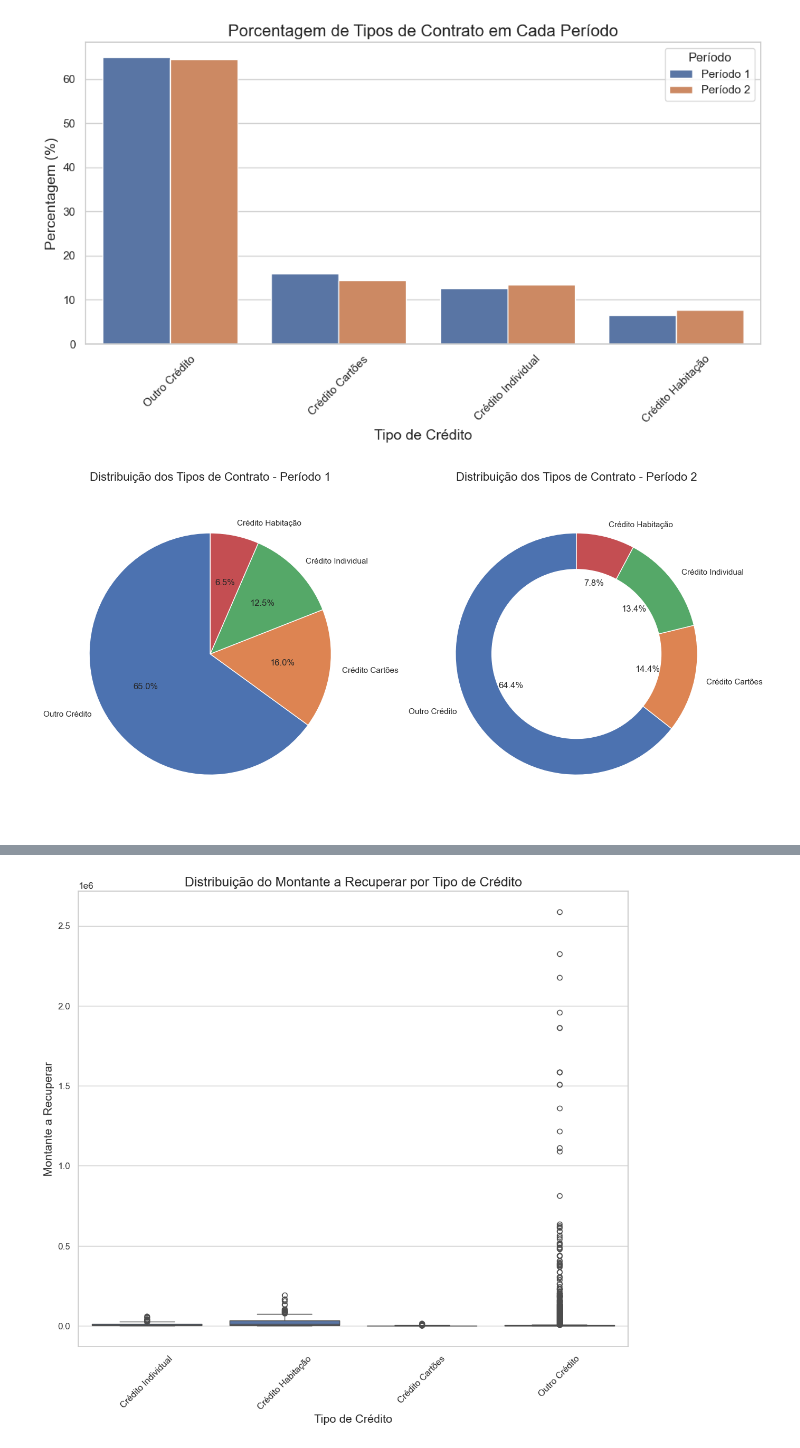
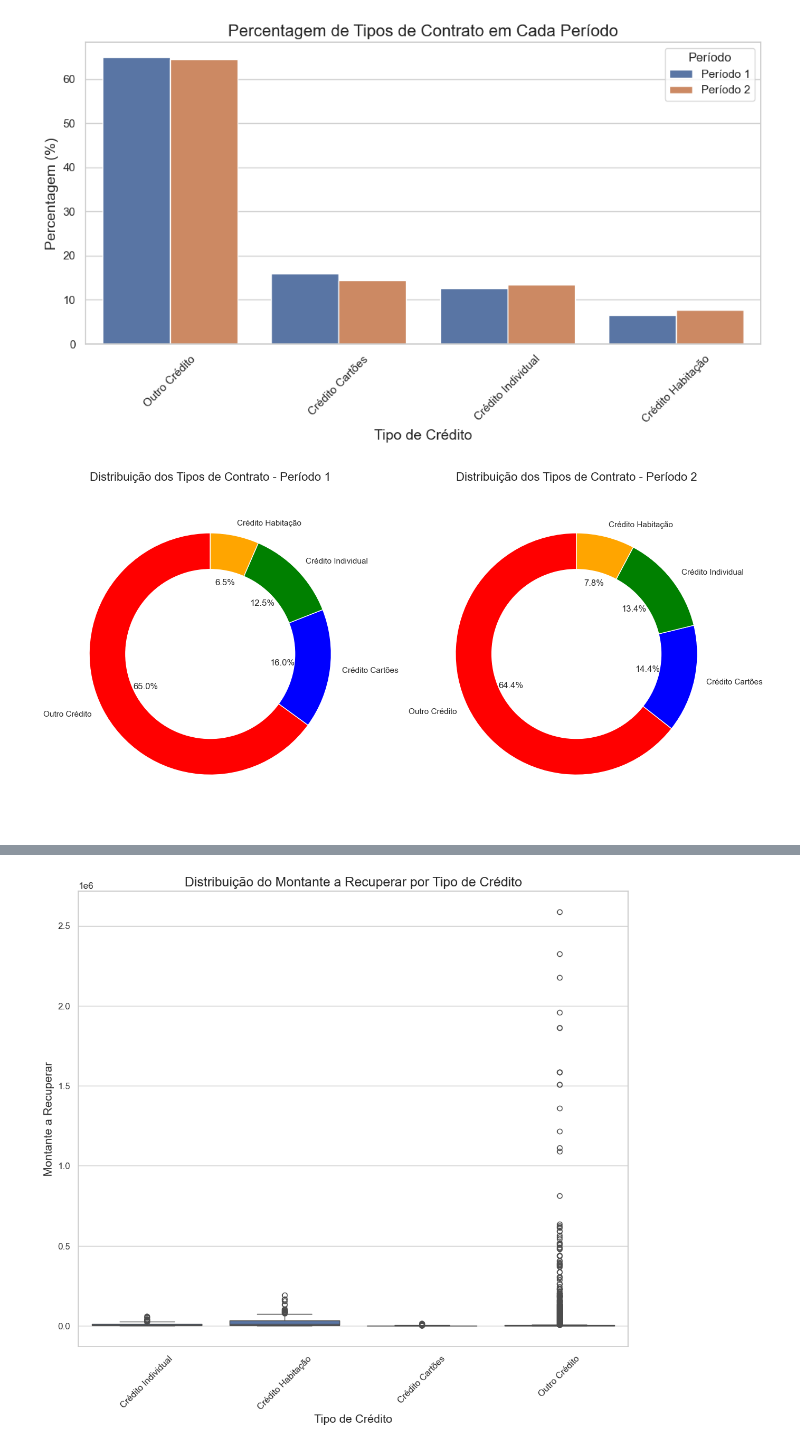
Before and after one commit to bruna-barbosa/analise-recuperacao-credito, a Jupyter notebook: analise.ipynb, the cells around one changed output, grey strips where cells are left out. Drawn from its saved outputs; the diff is of its cells as text; code cells hidden in the pictures.

```diff
--- a/analise.ipynb
+++ b/analise.ipynb
@@ -263,28 +263,45 @@ plt.show()
 # %% [output]
 [figure]
 # %%
-# Criar uma figura com 2 subgráficos (um para cada período)
+import matplotlib.pyplot as plt
+
+# Definir cores específicas para cada tipo de contrato
+cores = ['red', 'blue', 'green', 'orange']  # Cores correspondentes aos tipos de contrato na ordem desejada
+
+# Criar a figura com 2 subgráficos (um para cada período)
 fig, axes = plt.subplots(1, 2, figsize=(14, 7))
 
 # Gráfico de Donut para o Período 1
-axes[0].pie(percentuais_periodo_1, labels=percentuais_periodo_1.index, autopct='%1.1f%%', startangle=90)
-centre_circle = plt.Circle((0, 0), 0.70, fc='white')  # Círculo central
-fig.gca().add_artist(centre_circle)
+axes[0].pie(
+    percentuais_periodo_1,
+    labels=percentuais_periodo_1.index,
+    autopct='%1.1f%%',
+    startangle=90,
+    colors=cores  # Aplicando as cores definidas
+)
+centre_circle_1 = plt.Circle((0, 0), 0.70, fc='white')  # Círculo central
+axes[0].add_artist(centre_circle_1)
 axes[0].axis('equal')  # Igualar proporções
 axes[0].set_title('Distribuição dos Tipos de Contrato - Período 1', fontsize=16)
 
 # Gráfico de Donut para o Período 2
-axes[1].pie(percentuais_periodo_2, labels=percentuais_periodo_2.index, autopct='%1.1f%%', startangle=90)
-centre_circle = plt.Circle((0, 0), 0.70, fc='white')  # Círculo central
-fig.gca().add_artist(centre_circle)
+axes[1].pie(
+    percentuais_periodo_2,
+    labels=percentuais_periodo_2.index,
+    autopct='%1.1f%%',
+    startangle=90,
+    colors=cores  # Aplicando as mesmas cores definidas
+)
+centre_circle_2 = plt.Circle((0, 0), 0.70, fc='white')  # Círculo central
+axes[1].add_artist(centre_circle_2)
 axes[1].axis('equal')  # Igualar proporções
 axes[1].set_title('Distribuição dos Tipos de Contrato - Período 2', fontsize=16)
 
 # Ajustar o layout
 plt.tight_layout()
 plt.show()
 # %% [output]
-[figure, old version]
+[figure, new version]
 # %%
 # Adicionar a coluna de período
 data_periodo_1['Período'] = 'Período 1'
```
Also changed, not shown: parts of 2 cells of this notebook.
